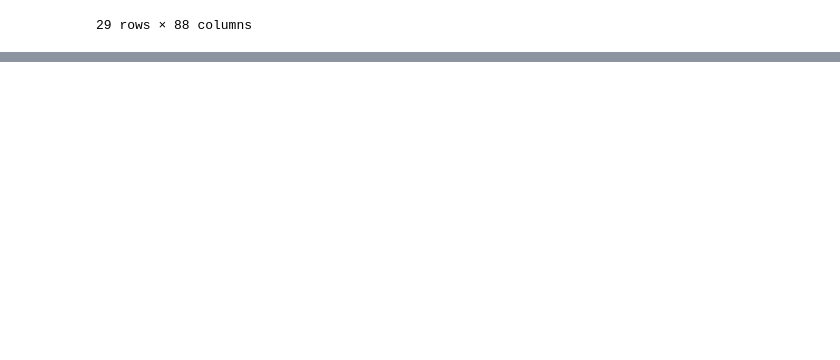
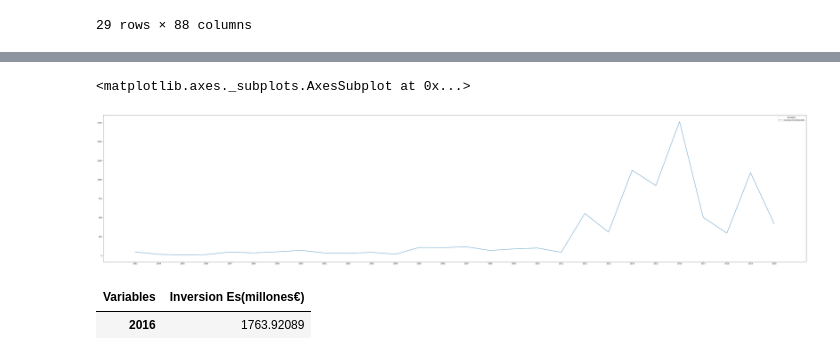
Before and after one commit to Afri-cola/Kschool-TFM, a Jupyter notebook: Inversion ES.ipynb, the cells around one changed output, grey strips where cells are left out. Cells and saved outputs as stored; diff of their text form; code cells hidden in the pictures; blank space fills up the shorter version.

Commit message:
Analisis de la inversion española en Mexico

```diff
--- a/Inversion ES.ipynb
+++ b/Inversion ES.ipynb
@@ -47,0 +103,3 @@ df.drop(['variables'], axis=0)
+# %%
+df_mex_2 = df_mex.transpose()
+df_mex_2.head()
@@ -47,0 +113,12 @@ df.drop(['variables'], axis=0)
+# %%
+plt.figure(figsize=(70,15))
+sns.lineplot(data=df_mex_2)
+# %% [output]
+<matplotlib.axes._subplots.AxesSubplot at 0x...>
+[figure, added]
+# %%
+df_max = df_mex_2['Inversion Es(millones€)'].max()
+df_mex_2.loc[df_mex_2['Inversion Es(millones€)'] == df_max]
+# %% [output]
+| Variables | Inversion Es(millones€) |
+| 2016 | 1763.92089 |
```
Also changed, not shown: parts of 17 cells of this notebook.
